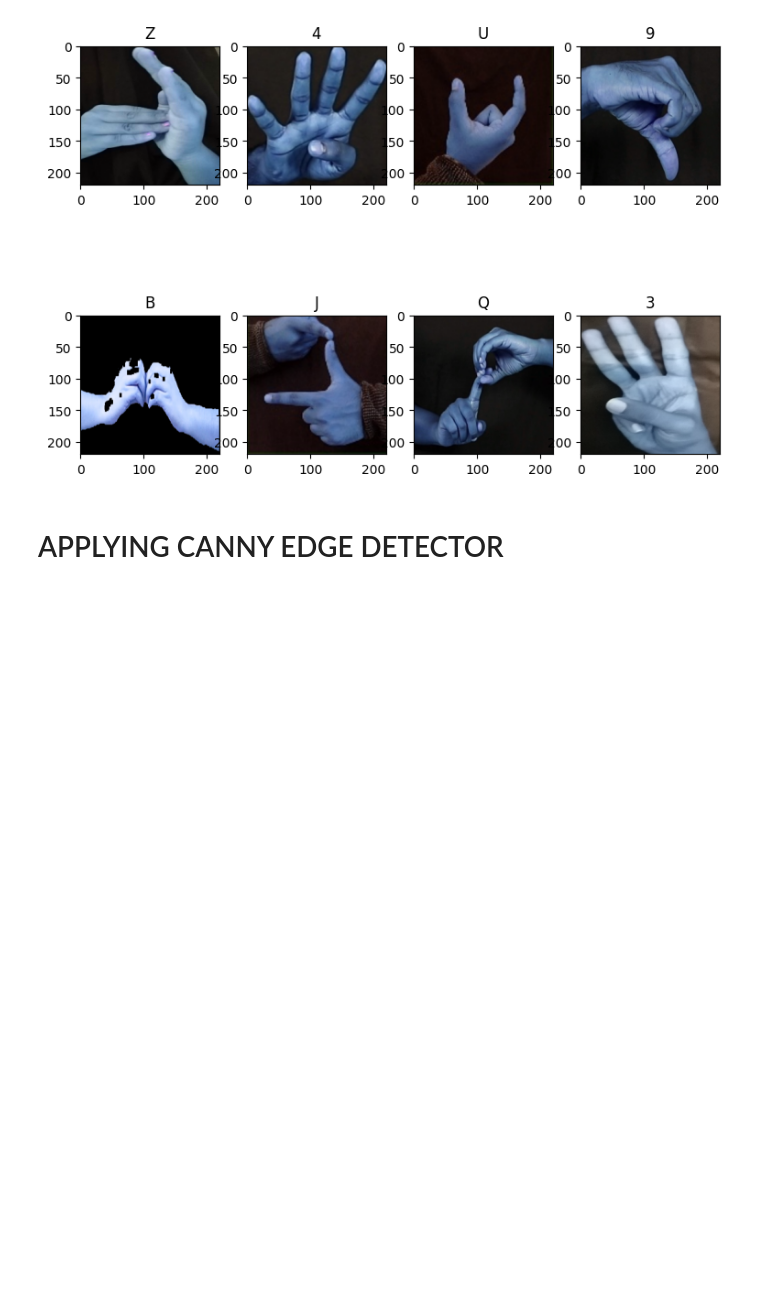
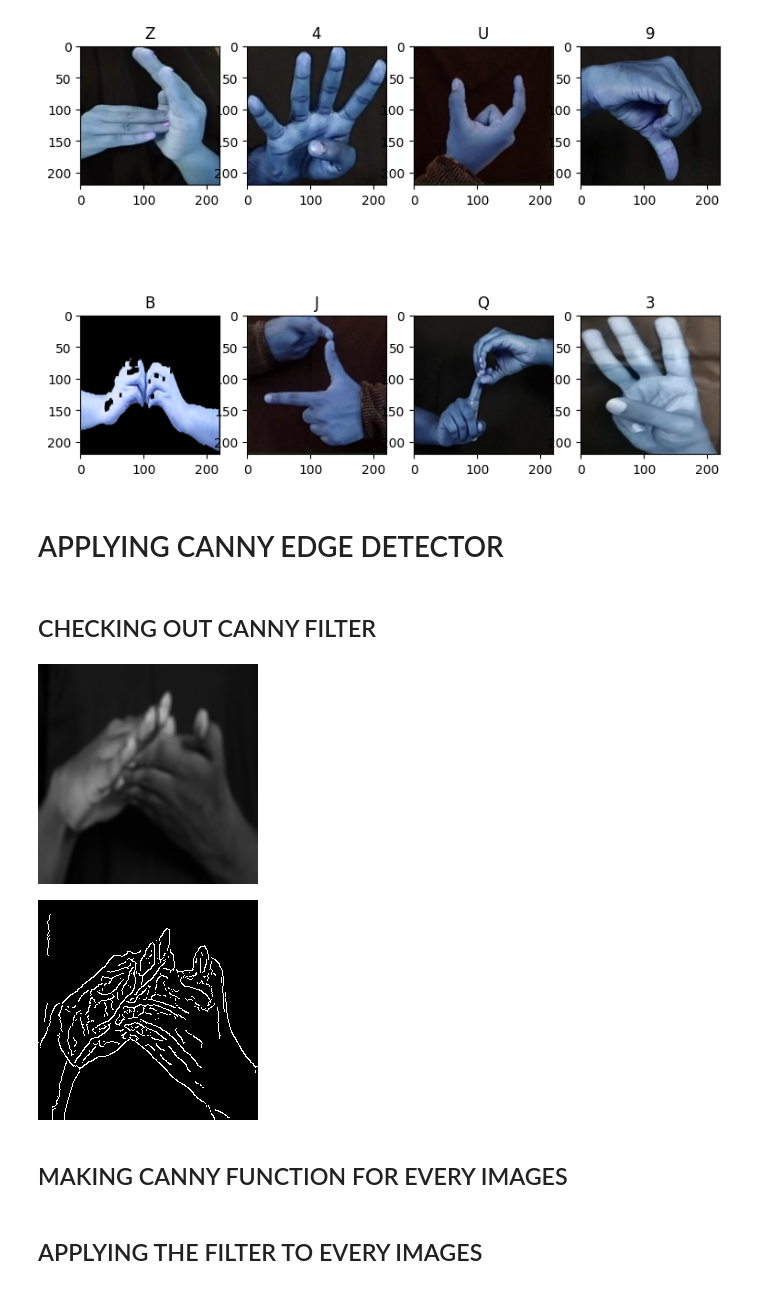
Before and after one commit to HariSkr11/indian-sign-language-detection, a Jupyter notebook: Model.ipynb, the cells around one changed output. Drawn from its saved outputs; the diff is of its cells as text; code cells hidden in the pictures; blank space fills up the shorter version.

Commit message:
preprocessed training images

```diff
--- a/Model.ipynb
+++ b/Model.ipynb
@@ -78,3 +78,20 @@ for i in range(9):
 [figure]
 # %% [markdown]
 # APPLYING CANNY EDGE DETECTOR
+# %% [markdown]
+## CHECKING OUT CANNY FILTER
+# %%
+img = X_train[56]*255
+grey = cv.cvtColor(img.astype(np.uint8),cv.COLOR_BGR2GRAY)
+blur = cv.blur(grey,ksize=(5,5))
+med_val = np.median(blur)
+lower = int(max(0 ,0.7*med_val))
+upper = int(min(255,1.3*med_val))
+cv2_imshow(blur)
+edges =
+cv2_imshow(edges)
+# %% [output]
+[figure, added]
+[figure, added]
+# %% [markdown]
+## MAKING CANNY FUNCTION FOR EVERY IMAGES
@@ -80,0 +107,2 @@ for i in range(9):
+# %% [markdown]
+## APPLYING THE FILTER TO EVERY IMAGES
```
Also changed, not shown: parts of 3 cells of this notebook.
